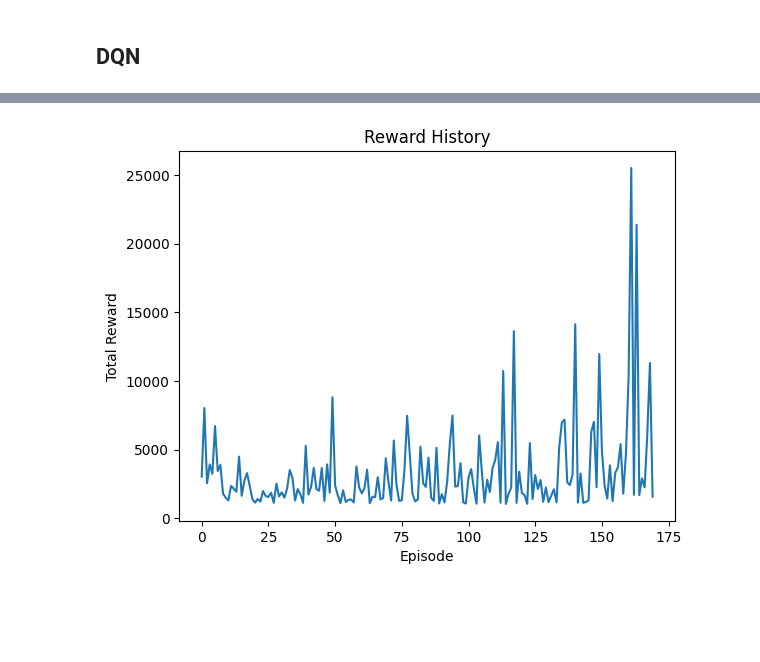
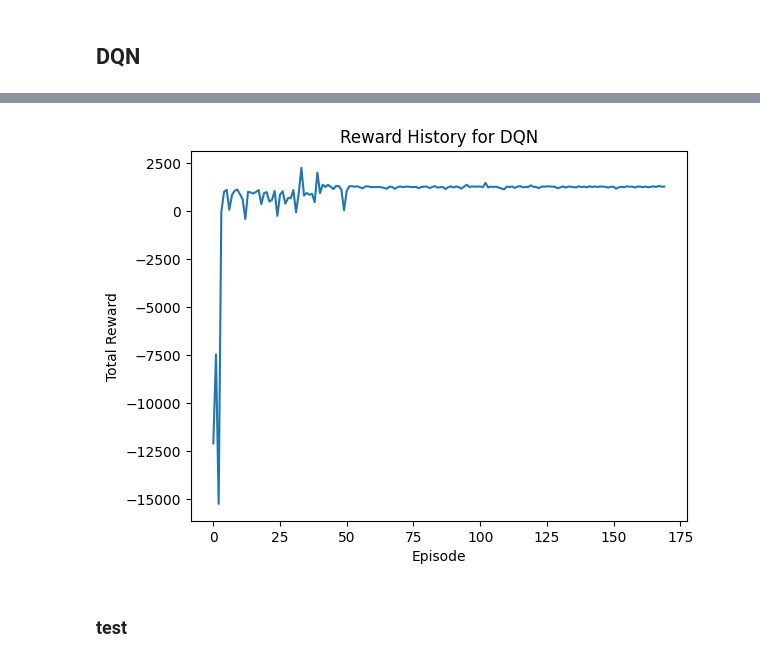
Before and after one commit to driessenslucas/researchproject, a Jupyter notebook: dqn-solution.ipynb, the cells around one changed output, grey strips where cells are left out. Cells and saved outputs as stored; diff of their text form; code cells hidden in the pictures; blank space fills up the shorter version.

```diff
--- a/dqn-solution.ipynb
+++ b/dqn-solution.ipynb
@@ -492,7 +492,7 @@ class RCMazeEnv(gym.Env):
             [1, 0, 1, 0, 0, 0, 0, 0, 0, 0, 0, 1],
             [1, 0, 1, 0, 1, 1, 1, 1, 1, 1, 0, 1],
             [1, 0, 1, 0, 1, 0, 0, 0, 0, 0, 0, 1],
-            [1, 0, 0, 0, 1, 1, 0, 1, 1, 1, 0, 1],
+            [1, 0, 0, 0, 1, 1, 0, 1, 1, 1, 1, 1],
             [1, 0, 1, 0, 0, 0, 0, 1, 0, 1, 1, 1],
             [1, 0, 1, 1, 0, 1, 0, 0, 0, 0, 0, 1],
             [1, 0, 1, 0, 0, 1, 1, 1, 1, 1, 0, 1],
@@ -613,18 +613,18 @@ class RCMazeEnv(gym.Env):
         return normalized_distance
 
     def compute_reward(self):
-        # # Initialize reward
+        # Initialize reward
         reward = 0
 
-        # # Check for collision or out of bounds
+        # Check for collision or out of bounds
         if any(self.sensor_readings[direction] == 0 for direction in ['front', 'left', 'right']):
             reward -= 20
 
-        # # Check if goal is reached
+        # Check if goal is reached
         if self.car_position == self.goal:
-            reward += 100
+            reward += 500
             # Additional penalty if it takes too many steps to reach the goal
-            if self.steps > 750:
+            if self.steps > 1000:
                 reward -= 200
             return reward  # Return immediately as this is the terminal state
 
@@ -643,22 +643,14 @@ class RCMazeEnv(gym.Env):
         elif distance_to_goal > self.previous_distance:
             reward -= 25  # Negative reward for moving farther from the goal
 
-        # if self.car_position in self.visited_positions:
-        #     # Apply a penalty for revisiting the same position
-        #     reward -= 10
-
-        # #if it revisits the same position 3 times in a row give it a penalty
-        # if self.car_position in self.visited_positions and self.steps - self.previous_steps < 3:
-        #     reward -= 100
-        #     self.previous_steps = self.steps
-        #     return reward
-
-
+        if self.car_position in self.visited_positions:
+            # Apply a penalty for revisiting the same position
+            reward -= 10
 
         # Penalize for each step taken to encourage efficiency
         reward -= 2
 
-        # # Update the previous_distance for the next step
+        # Update the previous_distance for the next step
         self.previous_distance = distance_to_goal
         return reward
 
@@ -768,7 +760,7 @@ class DQAgent:
         model.add(Dense(64, activation='relu'))
         model.add(Dense(32, activation='relu'))
         model.add(Dense(self.outputShape, activation='linear'))
-        model.compile(loss='mse', optimizer=Adam(learning_rate=0.01), metrics=['MeanSquaredError'])
+        model.compile(loss='mse', optimizer=Adam(learning_rate=0.001), metrics=['MeanSquaredError'])
         return model
 
     def policy_network_fit(self,batch, batchSize):
@@ -900,12 +906,14 @@ env.close_pygame()
 # %%
 #plot rewards
 plt.plot(rewardHistory)
 plt.xlabel('Episode')
 plt.ylabel('Total Reward')
-plt.title('Reward History')
+plt.title('Reward History for DQN')
 plt.show()
 # %% [output]
-[figure, old version]
+[figure, new version]
 # %%
 #save model
 agent.policy_model.save('./modelsDQN/DQN_RCmaze_v2.h5')
+# %% [markdown]
+### test
```
Also changed, not shown: parts of 3 cells of this notebook, 2 other files.
